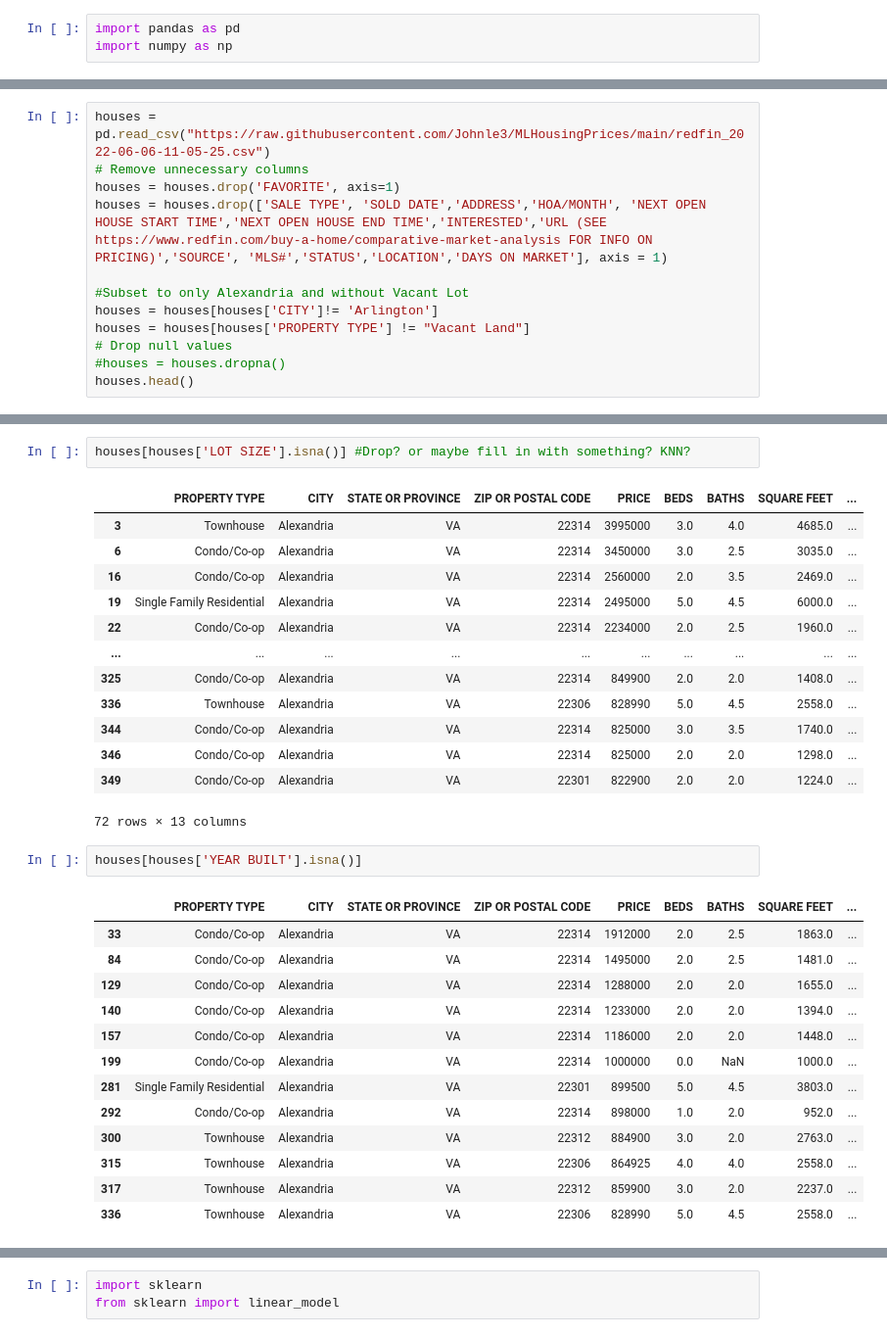
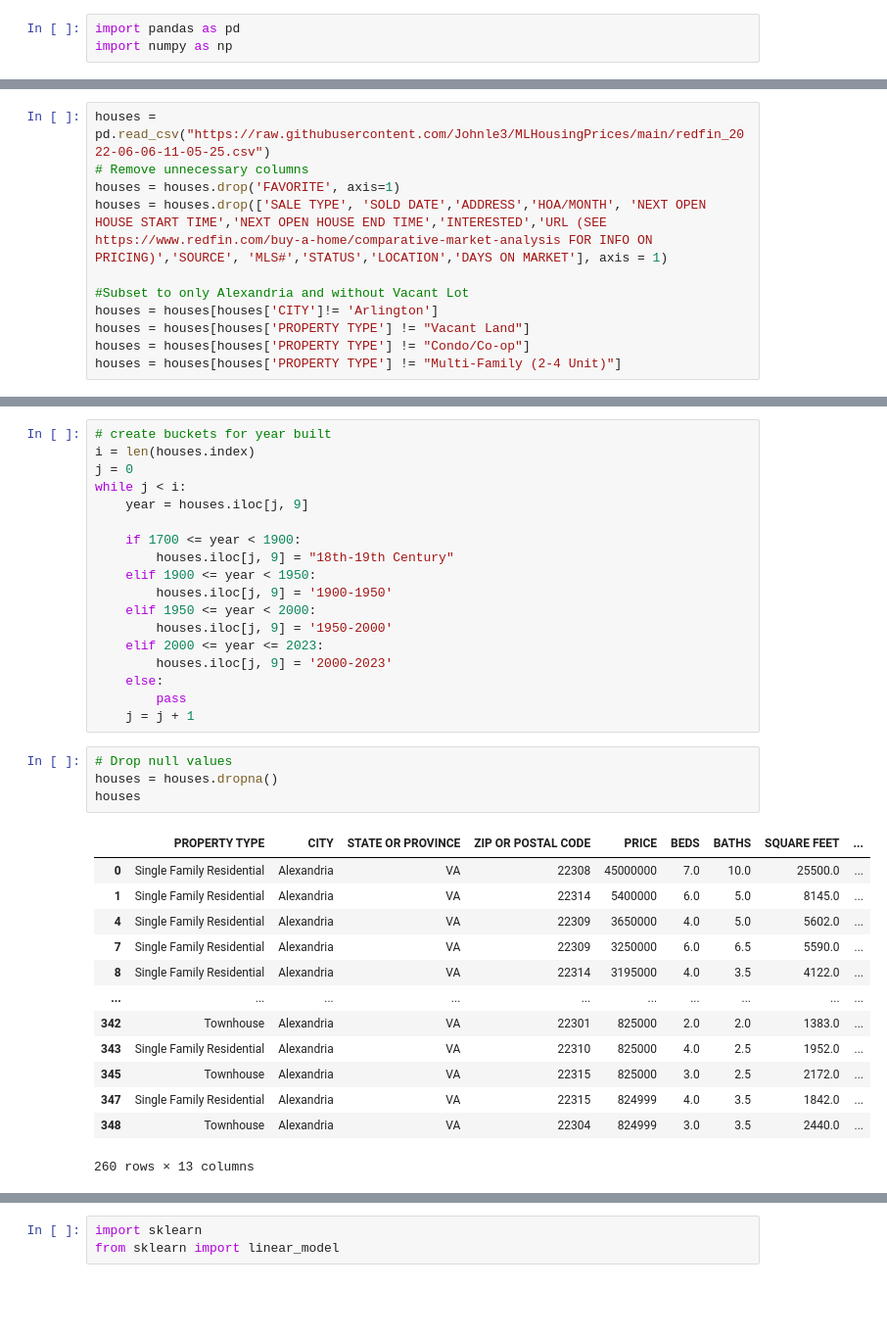
Before and after one commit to Johnle3/MLHousingPrices, a Jupyter notebook: Main_shannon.ipynb, the cells around one changed output, grey strips where cells are left out. Shown at 98% size. Cells and saved outputs as stored; diff of their text form; blank space fills up the shorter version.

```diff
--- a/Main_shannon.ipynb
+++ b/Main_shannon.ipynb
@@ -10,6 +12,5 @@ houses = houses.drop(['SALE TYPE', 'SOLD DATE','ADDRESS','HOA/MONTH', 'NEXT OPEN
 #Subset to only Alexandria and without Vacant Lot
 houses = houses[houses['CITY']!= 'Arlington']
 houses = houses[houses['PROPERTY TYPE'] != "Vacant Land"]
-# Drop null values
-#houses = houses.dropna()
-houses.head()
+houses = houses[houses['PROPERTY TYPE'] != "Condo/Co-op"]
+houses = houses[houses['PROPERTY TYPE'] != "Multi-Family (2-4 Unit)"]
@@ -49,35 +37,39 @@ houses[houses['BATHS'].isna()] # bed/bath values may be imputed: KNNeighbor
-# %%
-houses[houses['LOT SIZE'].isna()] #Drop? or maybe fill in with something? KNN?
-# %% [output]
-|  | PROPERTY TYPE | CITY | STATE OR PROVINCE | ZIP OR POSTAL CODE | PRICE | BEDS | BATHS | SQUARE FEET | ... |
-| 3 | Townhouse | Alexandria | VA | 22314 | 3995000 | 3.0 | 4.0 | 4685.0 | ... |
-| 6 | Condo/Co-op | Alexandria | VA | 22314 | 3450000 | 3.0 | 2.5 | 3035.0 | ... |
-| 16 | Condo/Co-op | Alexandria | VA | 22314 | 2560000 | 2.0 | 3.5 | 2469.0 | ... |
-| 19 | Single Family Residential | Alexandria | VA | 22314 | 2495000 | 5.0 | 4.5 | 6000.0 | ... |
-| 22 | Condo/Co-op | Alexandria | VA | 22314 | 2234000 | 2.0 | 2.5 | 1960.0 | ... |
-| ... | ... | ... | ... | ... | ... | ... | ... | ... | ... |
-| 325 | Condo/Co-op | Alexandria | VA | 22314 | 849900 | 2.0 | 2.0 | 1408.0 | ... |
-| 336 | Townhouse | Alexandria | VA | 22306 | 828990 | 5.0 | 4.5 | 2558.0 | ... |
-| 344 | Condo/Co-op | Alexandria | VA | 22314 | 825000 | 3.0 | 3.5 | 1740.0 | ... |
-| 346 | Condo/Co-op | Alexandria | VA | 22314 | 825000 | 2.0 | 2.0 | 1298.0 | ... |
-| 349 | Condo/Co-op | Alexandria | VA | 22301 | 822900 | 2.0 | 2.0 | 1224.0 | ... |
-72 rows × 13 columns
-# %%
-houses[houses['YEAR BUILT'].isna()]
-# %% [output]
-|  | PROPERTY TYPE | CITY | STATE OR PROVINCE | ZIP OR POSTAL CODE | PRICE | BEDS | BATHS | SQUARE FEET | ... |
-| 33 | Condo/Co-op | Alexandria | VA | 22314 | 1912000 | 2.0 | 2.5 | 1863.0 | ... |
-| 84 | Condo/Co-op | Alexandria | VA | 22314 | 1495000 | 2.0 | 2.5 | 1481.0 | ... |
-| 129 | Condo/Co-op | Alexandria | VA | 22314 | 1288000 | 2.0 | 2.0 | 1655.0 | ... |
-| 140 | Condo/Co-op | Alexandria | VA | 22314 | 1233000 | 2.0 | 2.0 | 1394.0 | ... |
-| 157 | Condo/Co-op | Alexandria | VA | 22314 | 1186000 | 2.0 | 2.0 | 1448.0 | ... |
-| 199 | Condo/Co-op | Alexandria | VA | 22314 | 1000000 | 0.0 | NaN | 1000.0 | ... |
-| 281 | Single Family Residential | Alexandria | VA | 22301 | 899500 | 5.0 | 4.5 | 3803.0 | ... |
-| 292 | Condo/Co-op | Alexandria | VA | 22314 | 898000 | 1.0 | 2.0 | 952.0 | ... |
-| 300 | Townhouse | Alexandria | VA | 22312 | 884900 | 3.0 | 2.0 | 2763.0 | ... |
-| 315 | Townhouse | Alexandria | VA | 22306 | 864925 | 4.0 | 4.0 | 2558.0 | ... |
-| 317 | Townhouse | Alexandria | VA | 22312 | 859900 | 3.0 | 2.0 | 2237.0 | ... |
-| 336 | Townhouse | Alexandria | VA | 22306 | 828990 | 5.0 | 4.5 | 2558.0 | ... |
+# %%
+# create buckets for year built
+i = len(houses.index)
+j = 0
+while j < i:
+    year = houses.iloc[j, 9]
+
+    if 1700 <= year < 1900:
+        houses.iloc[j, 9] = "18th-19th Century"
+    elif 1900 <= year < 1950:
+        houses.iloc[j, 9] = '1900-1950'
+    elif 1950 <= year < 2000:
+        houses.iloc[j, 9] = '1950-2000'
+    elif 2000 <= year <= 2023:
+        houses.iloc[j, 9] = '2000-2023'
+    else:
+        pass
+    j = j + 1
+# %%
+# Drop null values
+houses = houses.dropna()
+houses
+# %% [output]
+|  | PROPERTY TYPE | CITY | STATE OR PROVINCE | ZIP OR POSTAL CODE | PRICE | BEDS | BATHS | SQUARE FEET | ... |
+| 0 | Single Family Residential | Alexandria | VA | 22308 | 45000000 | 7.0 | 10.0 | 25500.0 | ... |
+| 1 | Single Family Residential | Alexandria | VA | 22314 | 5400000 | 6.0 | 5.0 | 8145.0 | ... |
+| 4 | Single Family Residential | Alexandria | VA | 22309 | 3650000 | 4.0 | 5.0 | 5602.0 | ... |
+| 7 | Single Family Residential | Alexandria | VA | 22309 | 3250000 | 6.0 | 6.5 | 5590.0 | ... |
+| 8 | Single Family Residential | Alexandria | VA | 22314 | 3195000 | 4.0 | 3.5 | 4122.0 | ... |
+| ... | ... | ... | ... | ... | ... | ... | ... | ... | ... |
+| 342 | Townhouse | Alexandria | VA | 22301 | 825000 | 2.0 | 2.0 | 1383.0 | ... |
+| 343 | Single Family Residential | Alexandria | VA | 22310 | 825000 | 4.0 | 2.5 | 1952.0 | ... |
+| 345 | Townhouse | Alexandria | VA | 22315 | 825000 | 3.0 | 2.5 | 2172.0 | ... |
+| 347 | Single Family Residential | Alexandria | VA | 22315 | 824999 | 4.0 | 3.5 | 1842.0 | ... |
+| 348 | Townhouse | Alexandria | VA | 22304 | 824999 | 3.0 | 3.5 | 2440.0 | ... |
+260 rows × 13 columns
 # %%
 houses['PROPERTY TYPE'].value_counts() # --> dummy vars
 # %% [output]
```
Also changed, not shown: parts of 25 cells of this notebook.
